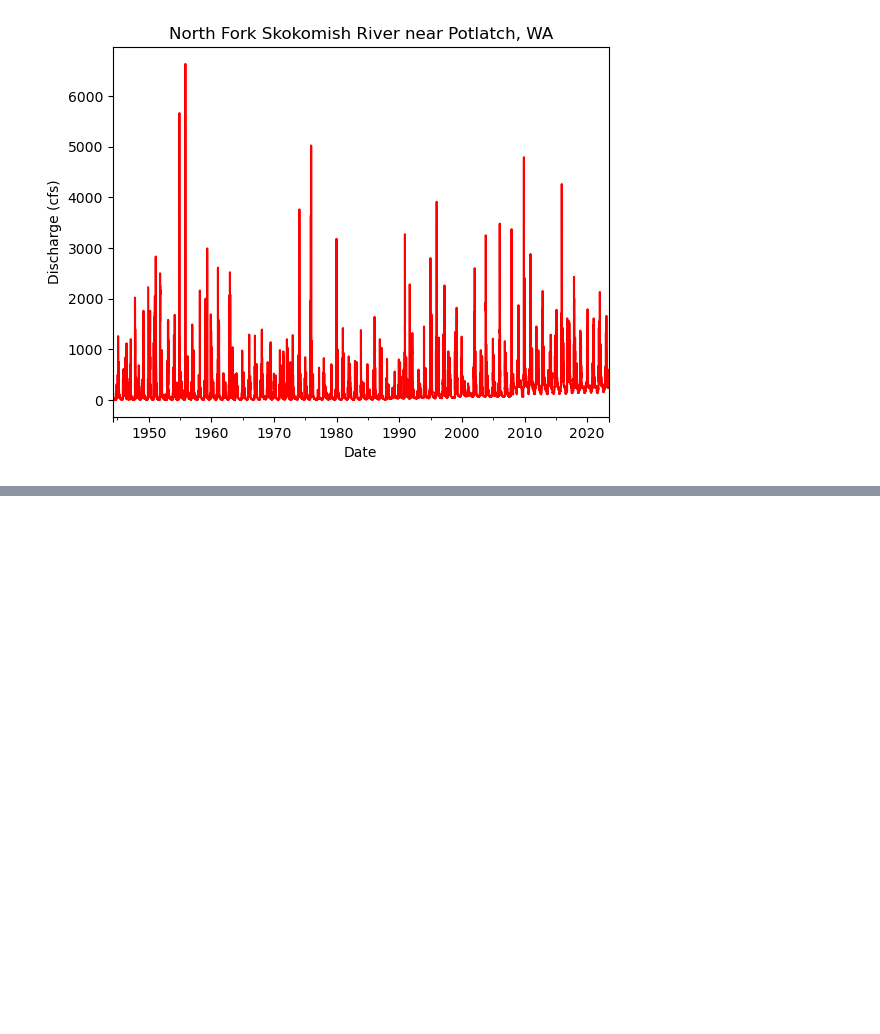
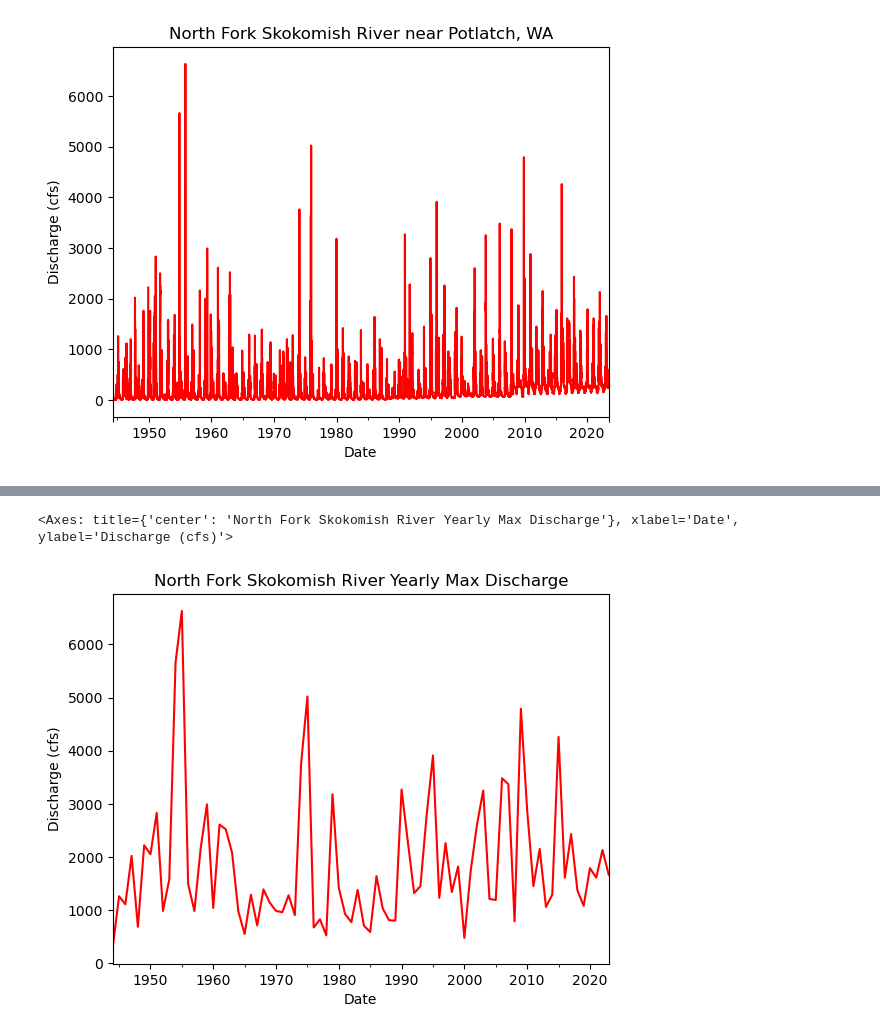
Before and after one commit to KiStroh/time-series-data-KiStroh, a Jupyter notebook: stars-02-time-series.ipynb, the cells around one changed output, grey strips where cells are left out. Drawn from its saved outputs; the diff is of its cells as text; code cells hidden in the pictures; blank space fills up the shorter version.

Commit message:
Subset new river data + plot

```diff
--- a/stars-02-time-series.ipynb
+++ b/stars-02-time-series.ipynb
@@ -854,3 +842,7 @@ nf_update.plot(
 # %% [output]
 <Axes: title={'center': 'North Fork Skokomish River near Potlatch, WA'}, xlabel='Date', ylabel='Discharge (cfs)'>
 [figure]
+# %%
+nf_yearly = nf_update.resample("Y").max("Discharge")
+
+nf_yearly[["Discharge"]]
@@ -856,0 +864,13 @@ nf_update.plot(
+# %%
+nf_yearly.reset_index().plot(
+    kind="line",
+    x="Date",
+    y=("Discharge"),
+    ylabel=("Discharge (cfs)"),
+    title=("North Fork Skokomish River Yearly Max Discharge"),
+    color="Red",
+    legend=False
+)
+# %% [output]
+<Axes: title={'center': 'North Fork Skokomish River Yearly Max Discharge'}, xlabel='Date', ylabel='Discharge (cfs)'>
+[figure, added]
```
Also changed, not shown: parts of 5 cells of this notebook.
